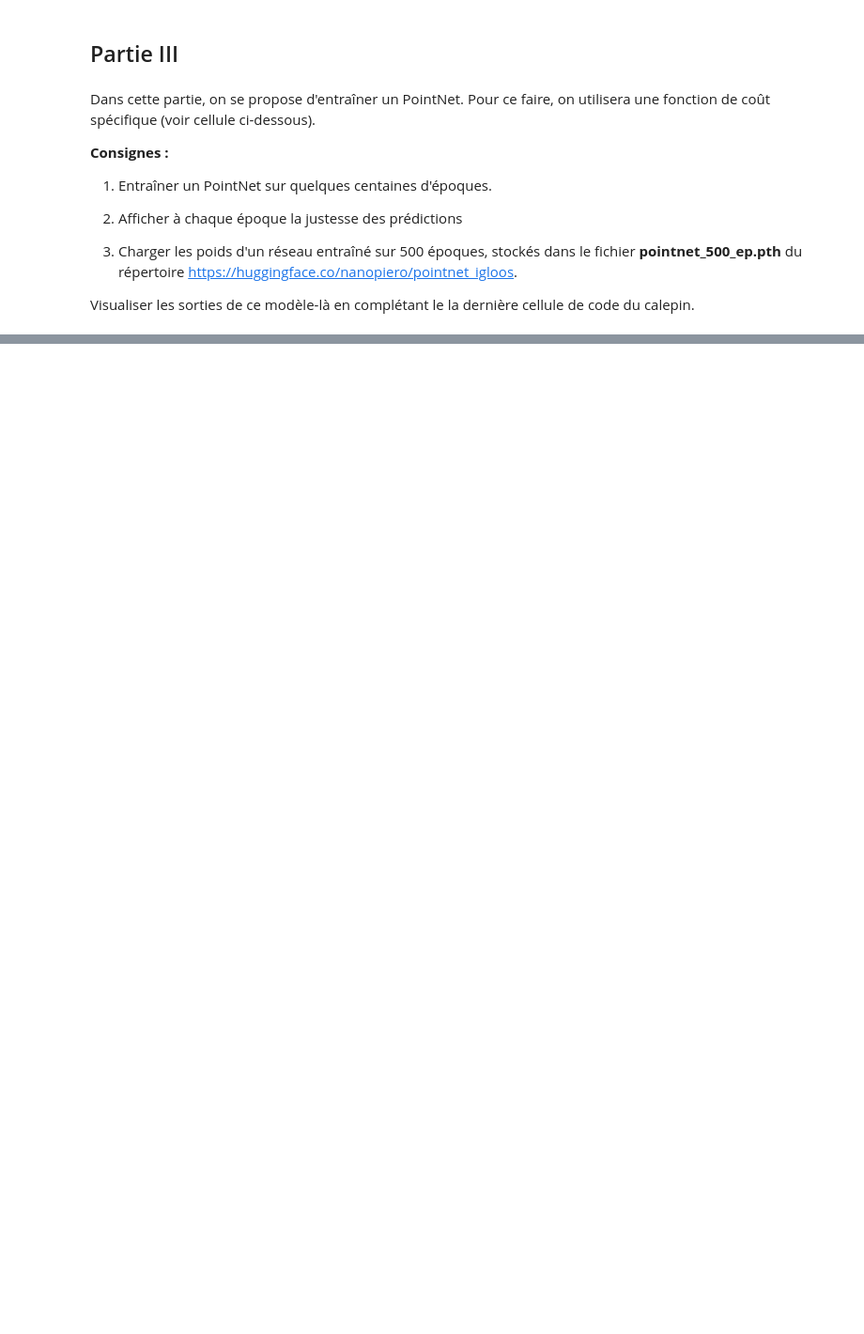
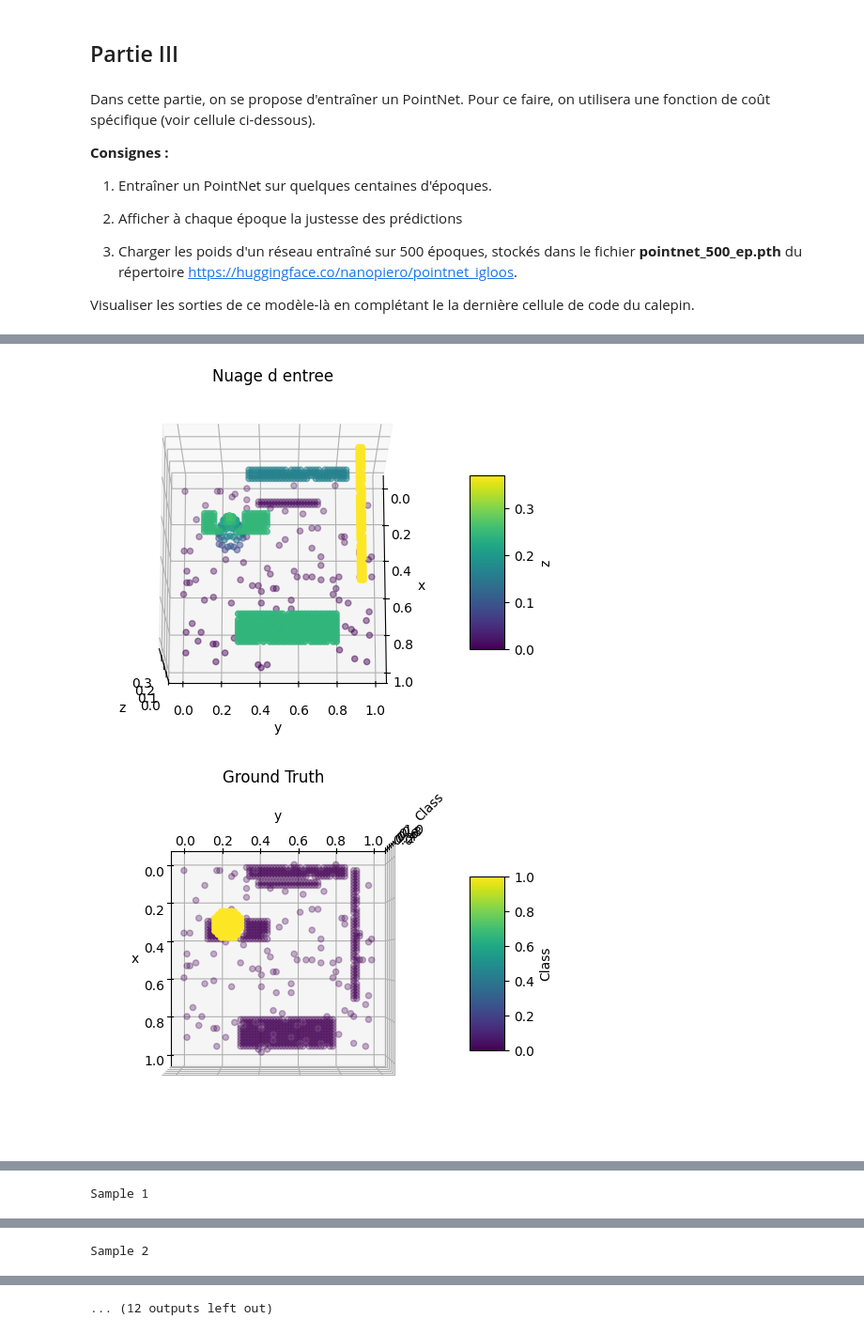
Before and after one commit to Zaidelmo/exam_2025, a Jupyter notebook: notebooks/probleme2_correction.ipynb, the cells around one changed output, grey strips where cells are left out. Shown at 94% size. Saved outputs shown, nothing was run; the diff lists cells and outputs as text; code cells hidden in the pictures; blank space fills up the shorter version.

```diff
--- a/notebooks/probleme2_correction.ipynb
+++ b/notebooks/probleme2_correction.ipynb
@@ -157,0 +327,31 @@ for epoch in range(1, n_epochs):
+# %%
+# Visualization: Display predictions for one batch of 6 samples
+batch_size_vis = 6  # Only visualize a small batch
+input_points_vis, _, target_points_vis = gen_pointcloud(batch_size_vis)
+
+input_points_vis = input_points_vis.to(device)
+target_points_vis = target_points_vis.to(device)
+
+# Compute predictions for visualization batch
+with torch.no_grad():
+    proba_pred_list_vis, _, _ = pointnet(input_points_vis)
+    pred_list_vis = proba_pred_list_vis.transpose(1, 2).max(1)[1].cpu()
+
+# Plot results for 6 samples
+for i in range(batch_size_vis):
+    print(f"Sample {i}")
+
+    # Plot input point cloud
+    plot_triplets(input_points_vis[i].transpose(0, 1).cpu(), elev=75, azim=0)
+
+    # Plot ground truth segmentation labels
+    plot_triplets(target_points_vis[i].transpose(0, 1).cpu(),
+                  title='Ground Truth',
+                  cbar_label='Class')
+
+    # Plot predicted segmentation labels
+
+    plot_triplets(torch.cat([target_points_vis[i,:2].cpu(), pred_list_vis[i].unsqueeze(0).cpu()], dim=0).transpose(0, 1).cpu(),
+                  title='Predictions',
+                  cbar_label='Class')
+# %% [output]
@@ -157,0 +360,2 @@ for epoch in range(1, n_epochs):
+[figure, added]
+[figure, added]
@@ -157,0 +363 @@ for epoch in range(1, n_epochs):
+Sample 1
@@ -157,0 +367 @@ for epoch in range(1, n_epochs):
+Sample 2
@@ -157,0 +371 @@ for epoch in range(1, n_epochs):
+... (12 outputs left out)
```
Also changed, not shown: parts of 24 cells of this notebook.
